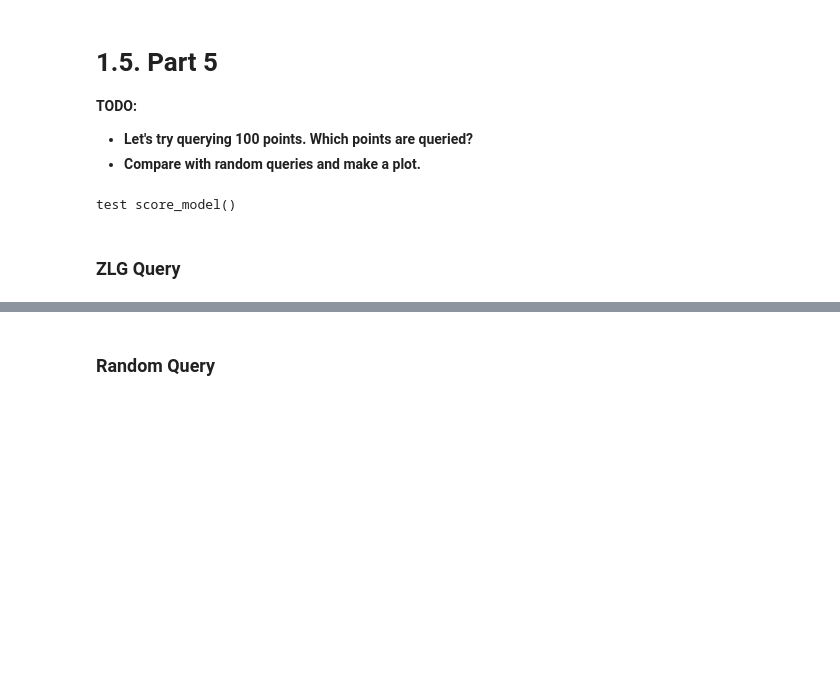
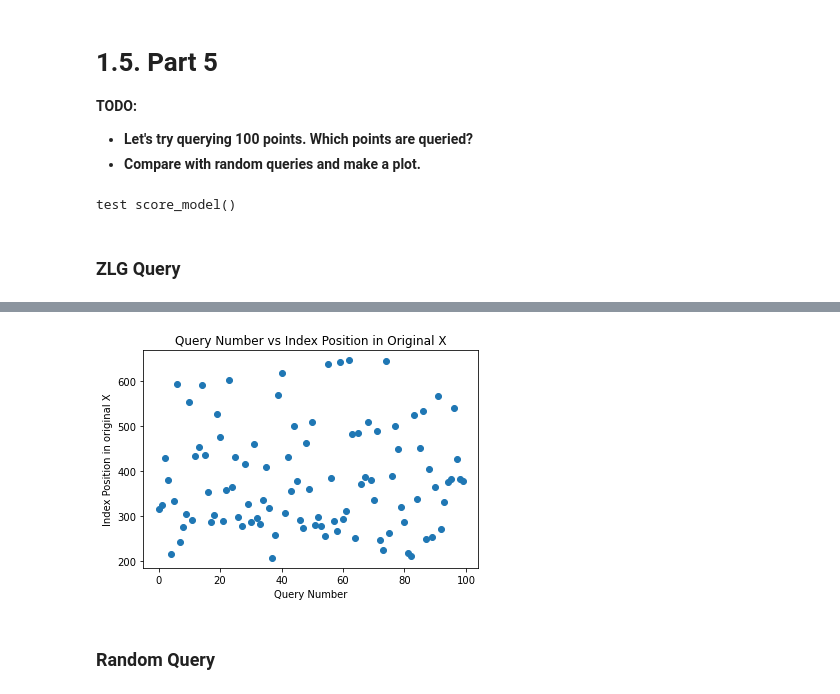
Before and after one commit to ryanquinnnelson/CMU-02750-Study-of-Type-2-Active-Learning-Algorithms, a Jupyter notebook: Q1_ZLG_ryann.ipynb, the cells around one changed output, grey strips where cells are left out. Cells and saved outputs as stored; diff of their text form; code cells hidden in the pictures; blank space fills up the shorter version.

```diff
--- a/Q1_ZLG_ryann.ipynb
+++ b/Q1_ZLG_ryann.ipynb
@@ -307,6 +329,12 @@ print(queried_zlg2)
 # %%
 # visualize where queries were made within sample space
-plt.scatter(np.arange(200),queried_zlg2)
+plt.scatter(np.arange(100),queried_zlg2)
+plt.xlabel('Query Number')
+plt.ylabel('Index Position in original X')
+plt.title('Query Number vs Index Position in Original X')
+plt.show()
+# %% [output]
+[figure, added]
 # %% [markdown]
 ### Random Query
 # %%
```
Also changed, not shown: parts of 12 cells of this notebook.
